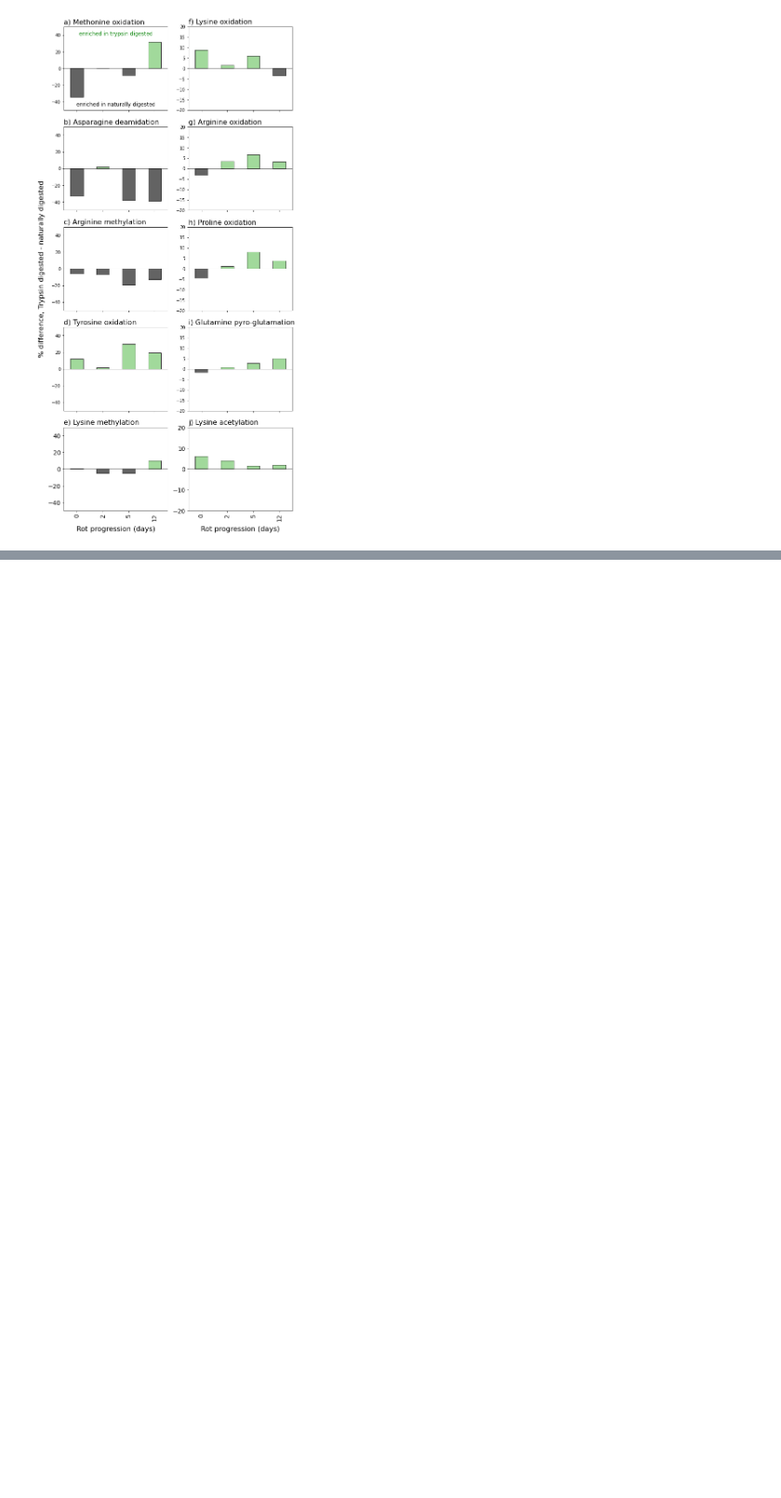
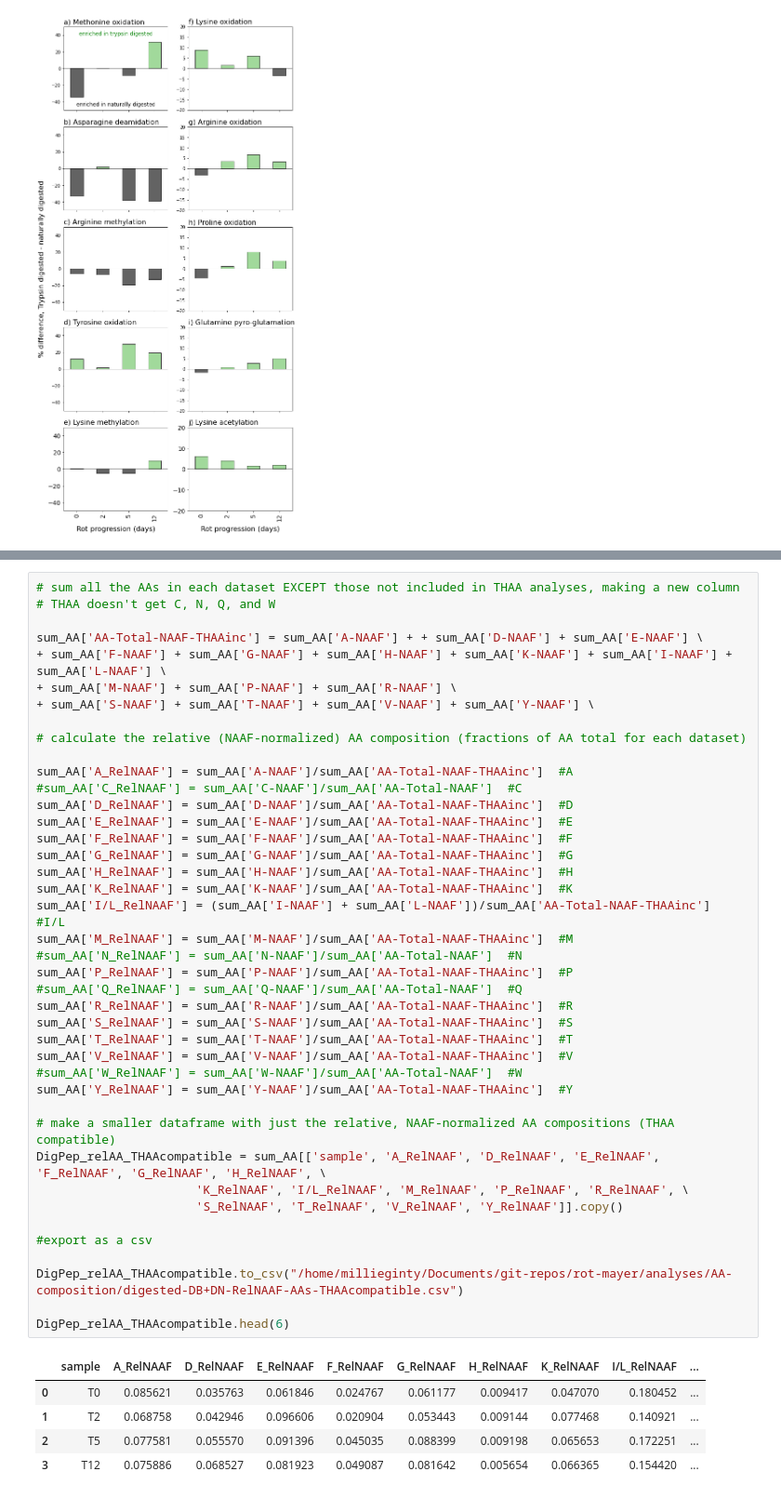
Before and after one commit to MeganEDuffy/rot-mayer, a Jupyter notebook: notebooks/PTM-AA/PTM-AAs-combined_DB_DN.ipynb, the cells around one changed output, grey strips where cells are left out. Shown at 93% size. Drawn from its saved outputs; the diff is of its cells as text; blank space fills up the shorter version.

```diff
--- a/notebooks/PTM-AA/PTM-AAs-combined_DB_DN.ipynb
+++ b/notebooks/PTM-AA/PTM-AAs-combined_DB_DN.ipynb
@@ -1141,0 +436,47 @@ plt.savefig("/home/millieginty/Documents/git-repos/2017-etnp/analyses/pronovo-20
+# %%
+# sum all the AAs in each dataset EXCEPT those not included in THAA analyses, making a new column
+# THAA doesn't get C, N, Q, and W
+
+sum_AA['AA-Total-NAAF-THAAinc'] = sum_AA['A-NAAF'] + + sum_AA['D-NAAF'] + sum_AA['E-NAAF'] \
++ sum_AA['F-NAAF'] + sum_AA['G-NAAF'] + sum_AA['H-NAAF'] + sum_AA['K-NAAF'] + sum_AA['I-NAAF'] + sum_AA['L-NAAF'] \
++ sum_AA['M-NAAF'] + sum_AA['P-NAAF'] + sum_AA['R-NAAF'] \
++ sum_AA['S-NAAF'] + sum_AA['T-NAAF'] + sum_AA['V-NAAF'] + sum_AA['Y-NAAF'] \
+
+# calculate the relative (NAAF-normalized) AA composition (fractions of AA total for each dataset)
+
+sum_AA['A_RelNAAF'] = sum_AA['A-NAAF']/sum_AA['AA-Total-NAAF-THAAinc']  #A
+#sum_AA['C_RelNAAF'] = sum_AA['C-NAAF']/sum_AA['AA-Total-NAAF']  #C
+sum_AA['D_RelNAAF'] = sum_AA['D-NAAF']/sum_AA['AA-Total-NAAF-THAAinc']  #D
+sum_AA['E_RelNAAF'] = sum_AA['E-NAAF']/sum_AA['AA-Total-NAAF-THAAinc']  #E
+sum_AA['F_RelNAAF'] = sum_AA['F-NAAF']/sum_AA['AA-Total-NAAF-THAAinc']  #F
+sum_AA['G_RelNAAF'] = sum_AA['G-NAAF']/sum_AA['AA-Total-NAAF-THAAinc']  #G
+sum_AA['H_RelNAAF'] = sum_AA['H-NAAF']/sum_AA['AA-Total-NAAF-THAAinc']  #H
+sum_AA['K_RelNAAF'] = sum_AA['K-NAAF']/sum_AA['AA-Total-NAAF-THAAinc']  #K
+sum_AA['I/L_RelNAAF'] = (sum_AA['I-NAAF'] + sum_AA['L-NAAF'])/sum_AA['AA-Total-NAAF-THAAinc']  #I/L
+sum_AA['M_RelNAAF'] = sum_AA['M-NAAF']/sum_AA['AA-Total-NAAF-THAAinc']  #M
+#sum_AA['N_RelNAAF'] = sum_AA['N-NAAF']/sum_AA['AA-Total-NAAF']  #N
+sum_AA['P_RelNAAF'] = sum_AA['P-NAAF']/sum_AA['AA-Total-NAAF-THAAinc']  #P
+#sum_AA['Q_RelNAAF'] = sum_AA['Q-NAAF']/sum_AA['AA-Total-NAAF']  #Q
+sum_AA['R_RelNAAF'] = sum_AA['R-NAAF']/sum_AA['AA-Total-NAAF-THAAinc']  #R
+sum_AA['S_RelNAAF'] = sum_AA['S-NAAF']/sum_AA['AA-Total-NAAF-THAAinc']  #S
+sum_AA['T_RelNAAF'] = sum_AA['T-NAAF']/sum_AA['AA-Total-NAAF-THAAinc']  #T
+sum_AA['V_RelNAAF'] = sum_AA['V-NAAF']/sum_AA['AA-Total-NAAF-THAAinc']  #V
+#sum_AA['W_RelNAAF'] = sum_AA['W-NAAF']/sum_AA['AA-Total-NAAF']  #W
+sum_AA['Y_RelNAAF'] = sum_AA['Y-NAAF']/sum_AA['AA-Total-NAAF-THAAinc']  #Y
+
+# make a smaller dataframe with just the relative, NAAF-normalized AA compositions (THAA compatible)
+DigPep_relAA_THAAcompatible = sum_AA[['sample', 'A_RelNAAF', 'D_RelNAAF', 'E_RelNAAF', 'F_RelNAAF', 'G_RelNAAF', 'H_RelNAAF', \
+                      'K_RelNAAF', 'I/L_RelNAAF', 'M_RelNAAF', 'P_RelNAAF', 'R_RelNAAF', \
+                      'S_RelNAAF', 'T_RelNAAF', 'V_RelNAAF', 'Y_RelNAAF']].copy()
+
+#export as a csv
+
+DigPep_relAA_THAAcompatible.to_csv("/home/millieginty/Documents/git-repos/rot-mayer/analyses/AA-composition/digested-DB+DN-RelNAAF-AAs-THAAcompatible.csv")
+
+DigPep_relAA_THAAcompatible.head(6)
+# %% [output]
+|  | sample | A_RelNAAF | D_RelNAAF | E_RelNAAF | F_RelNAAF | G_RelNAAF | H_RelNAAF | K_RelNAAF | I/L_RelNAAF | ... |
+| 0 | T0 | 0.085621 | 0.035763 | 0.061846 | 0.024767 | 0.061177 | 0.009417 | 0.047070 | 0.180452 | ... |
+| 1 | T2 | 0.068758 | 0.042946 | 0.096606 | 0.020904 | 0.053443 | 0.009144 | 0.077468 | 0.140921 | ... |
+| 2 | T5 | 0.077581 | 0.055570 | 0.091396 | 0.045035 | 0.088399 | 0.009198 | 0.065653 | 0.172251 | ... |
+| 3 | T12 | 0.075886 | 0.068527 | 0.081923 | 0.049087 | 0.081642 | 0.005654 | 0.066365 | 0.154420 | ... |
```
Also changed, not shown: parts of 42 cells of this notebook, 16 other files.
